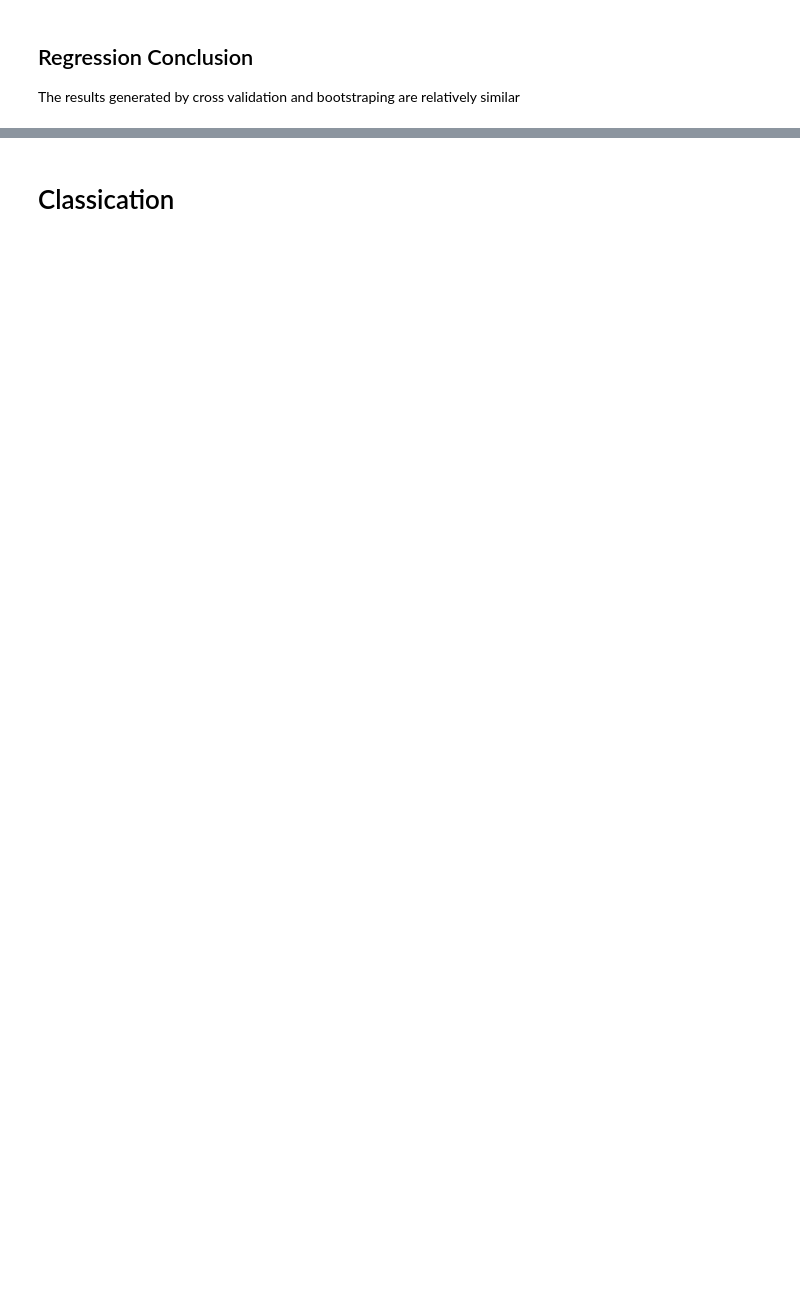
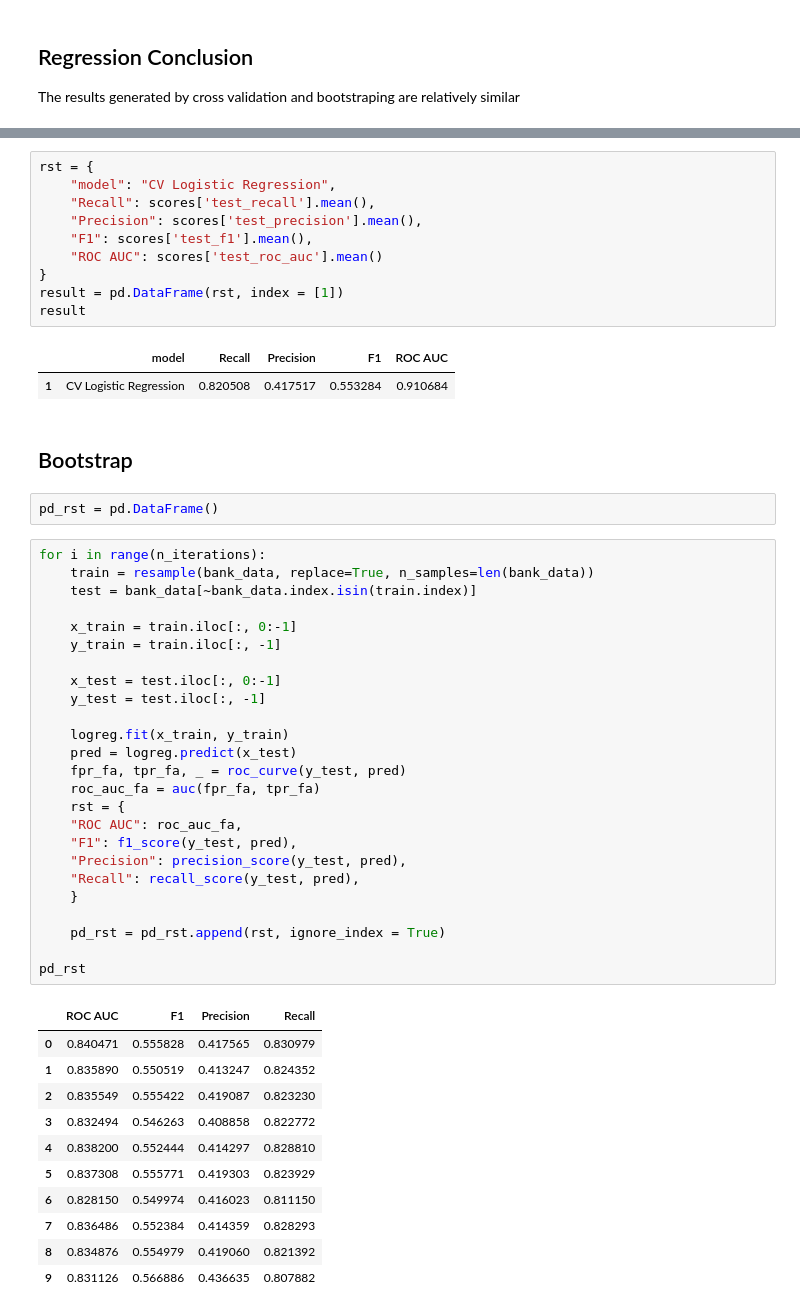
Before and after one commit to komus/business_analytics, a Jupyter notebook: Resampling/assignment3.ipynb, the cells around one changed output, grey strips where cells are left out. Cells and saved outputs as stored; diff of their text form; blank space fills up the shorter version.

```diff
--- a/Resampling/assignment3.ipynb
+++ b/Resampling/assignment3.ipynb
@@ -183,2 +230,54 @@ The results generated by cross validation and bootstraping are relatively simila
+# %%
+rst = {
+    "model": "CV Logistic Regression",
+    "Recall": scores['test_recall'].mean(),
+    "Precision": scores['test_precision'].mean(),
+    "F1": scores['test_f1'].mean(),
+    "ROC AUC": scores['test_roc_auc'].mean()
+}
+result = pd.DataFrame(rst, index = [1])
+result
+# %% [output]
+|  | model | Recall | Precision | F1 | ROC AUC |
+| 1 | CV Logistic Regression | 0.820508 | 0.417517 | 0.553284 | 0.910684 |
 # %% [markdown]
-# Classication
+## Bootstrap
+# %%
+pd_rst = pd.DataFrame()
+# %%
+for i in range(n_iterations):
+    train = resample(bank_data, replace=True, n_samples=len(bank_data))
+    test = bank_data[~bank_data.index.isin(train.index)]
+
+    x_train = train.iloc[:, 0:-1]
+    y_train = train.iloc[:, -1]
+
+    x_test = test.iloc[:, 0:-1]
+    y_test = test.iloc[:, -1]
+
+    logreg.fit(x_train, y_train)
+    pred = logreg.predict(x_test)
+    fpr_fa, tpr_fa, _ = roc_curve(y_test, pred)
+    roc_auc_fa = auc(fpr_fa, tpr_fa)
+    rst = {
+    "ROC AUC": roc_auc_fa,
+    "F1": f1_score(y_test, pred),
+    "Precision": precision_score(y_test, pred),
+    "Recall": recall_score(y_test, pred),
+    }
+
+    pd_rst = pd_rst.append(rst, ignore_index = True)
+
+pd_rst
+# %% [output]
+|  | ROC AUC | F1 | Precision | Recall |
+| 0 | 0.840471 | 0.555828 | 0.417565 | 0.830979 |
+| 1 | 0.835890 | 0.550519 | 0.413247 | 0.824352 |
+| 2 | 0.835549 | 0.555422 | 0.419087 | 0.823230 |
+| 3 | 0.832494 | 0.546263 | 0.408858 | 0.822772 |
+| 4 | 0.838200 | 0.552444 | 0.414297 | 0.828810 |
+| 5 | 0.837308 | 0.555771 | 0.419303 | 0.823929 |
+| 6 | 0.828150 | 0.549974 | 0.416023 | 0.811150 |
+| 7 | 0.836486 | 0.552384 | 0.414359 | 0.828293 |
+| 8 | 0.834876 | 0.554979 | 0.419060 | 0.821392 |
+| 9 | 0.831126 | 0.566886 | 0.436635 | 0.807882 |
```
Also changed, not shown: parts of 16 cells of this notebook, 1 other file.
